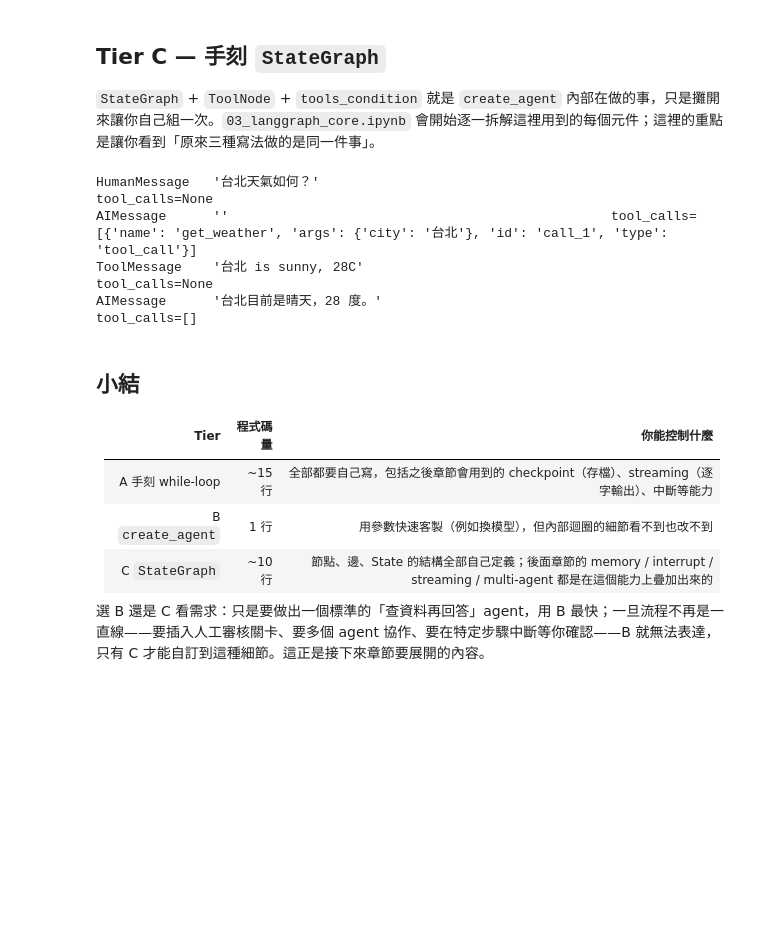
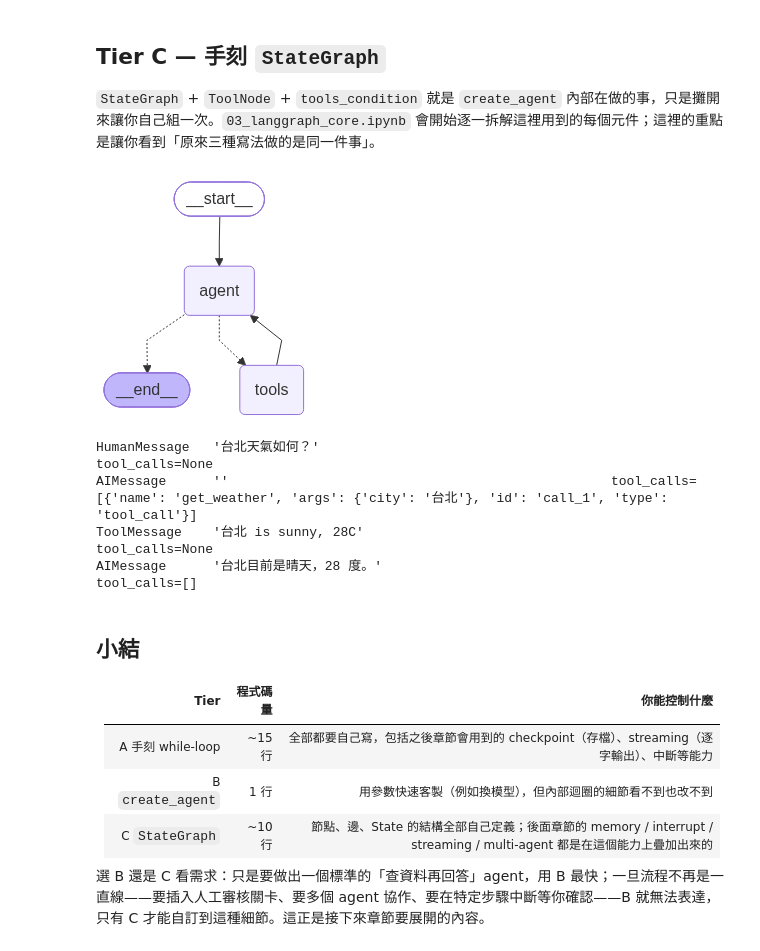
Before and after one commit to burinexovo/learn-langgraph, a Jupyter notebook: notebooks/02_three_agents_compare.ipynb, the cells around one changed output. Saved outputs shown, nothing was run; the diff lists cells and outputs as text; code cells hidden in the pictures; blank space fills up the shorter version.

```diff
--- a/notebooks/02_three_agents_compare.ipynb
+++ b/notebooks/02_three_agents_compare.ipynb
@@ -137,31 +137,34 @@ show_graph(agent_b)
 # %%
 from langgraph.graph import StateGraph, START, MessagesState
 from langgraph.prebuilt import ToolNode, tools_condition
 
 tier_c_model = scripted_model(
     [
         AIMessage(content="", tool_calls=[{"name": "get_weather", "args": {"city": "台北"}, "id": "call_1"}]),
         AIMessage(content="台北目前是晴天，28 度。"),
     ]
 ).bind_tools(TOOLS)
 
 
 def call_model(state: MessagesState) -> dict:
     return {"messages": [tier_c_model.invoke(state["messages"])]}
 
 
 builder = StateGraph(MessagesState)
 builder.add_node("agent", call_model)
 builder.add_node("tools", ToolNode(TOOLS))
 builder.add_edge(START, "agent")
 builder.add_conditional_edges("agent", tools_condition)
 builder.add_edge("tools", "agent")
 agent_c = builder.compile()
 
+show_graph(agent_c)
+
 result_c = agent_c.invoke({"messages": QUESTION})
 for m in result_c["messages"]:
     print(f"{type(m).__name__:14} {m.content!r:50} tool_calls={getattr(m, 'tool_calls', None)}")
 # %% [output]
+[figure, added]
 HumanMessage   '台北天氣如何？'                                          tool_calls=None
 AIMessage      ''                                                 tool_calls=[{'name': 'get_weather', 'args': {'city': '台北'}, 'id': 'call_1', 'type': 'tool_call'}]
 ToolMessage    '台北 is sunny, 28C'                                 tool_calls=None
```
Also changed, not shown: parts of 1 cell of this notebook.
